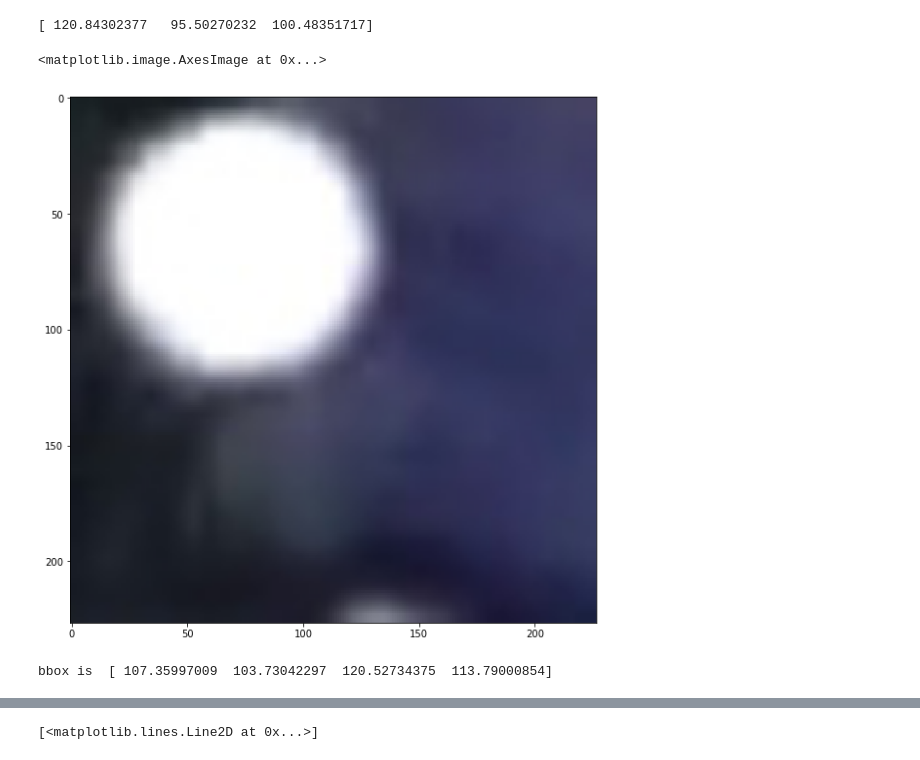
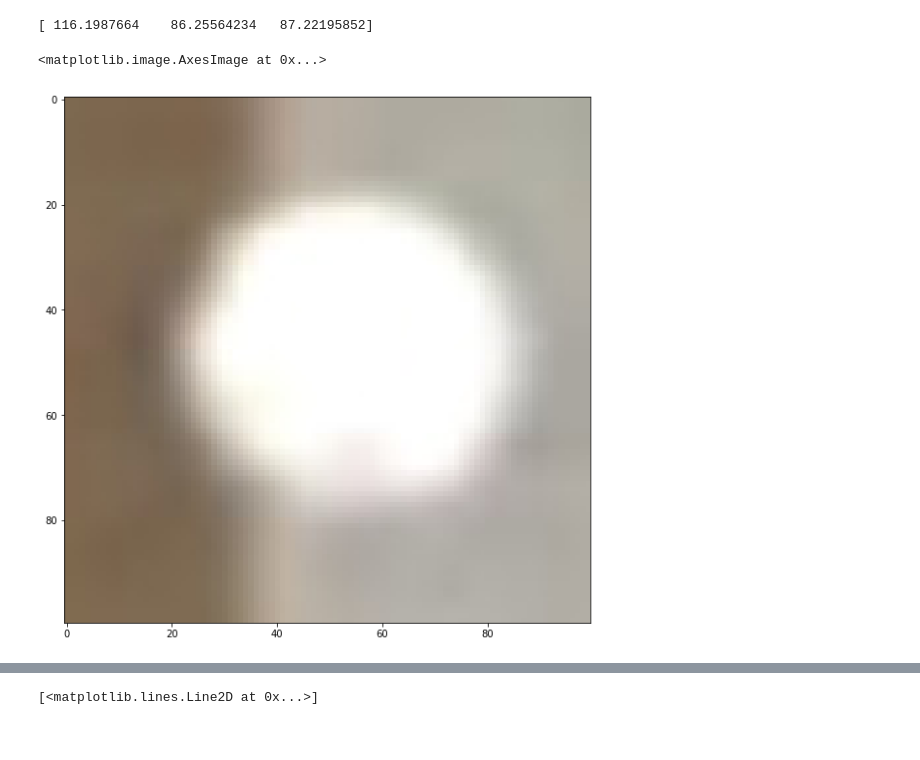
Before and after one commit to BrotherJing/CNN_tabletennis, a Jupyter notebook: regression.ipynb, the cells around one changed output, grey strips where cells are left out. Cells and saved outputs as stored; diff of their text form; code cells hidden in the pictures.

Commit message:
add spp, roipooling, smoothl1 layers. train regression model

```diff
--- a/regression.ipynb
+++ b/regression.ipynb
@@ -17,11 +17,11 @@ import caffe
 import cv2
 # If you get "No module named _caffe", either you have not built pycaffe or you have the wrong path.
 # %%
-PATCH_SIZE = 227
+PATCH_SIZE = 100
 
-WEIGHTS_FILE = '/home/jing/Documents/CNN_tabletennis/example_regression_iter_10000.caffemodel'
-DEPLOY_FILE = '/home/jing/Documents/CNN_tabletennis/models/regression_deploy.prototxt'
-MEAN_FILE = '/home/jing/Documents/CNN_tabletennis/data/old/mean.npy'
+WEIGHTS_FILE = '/home/jing/Documents/CNN_tabletennis/end2end_regress_iter_20000.caffemodel'
+DEPLOY_FILE = '/home/jing/Documents/CNN_tabletennis/models/end2end_regression_deploy.prototxt'
+MEAN_FILE = '/home/jing/Documents/CNN_tabletennis/data/mean.npy'
 # %%
 mu = np.load(MEAN_FILE)
 mu = mu.mean(1).mean(1)
@@ -35,35 +35,18 @@ transformer.set_mean('data', mu)
 transformer.set_raw_scale('data', 255)
 transformer.set_channel_swap('data', (2,1,0))#RGB to BGR
 # %% [output]
-[ 120.84302377   95.50270232  100.48351717]
+[ 116.1987664    86.25564234   87.22195852]
 # %%
-img_name = '/home/jing/Documents/TableTennis/TableTennis/build/tabletennis_test/0014L028300.jpg'
+#img_name = '/home/jing/Documents/TableTennis/TableTennis/build/tabletennis_test/0015R024502.jpg'
+#prob_name = '/home/jing/Documents/TableTennis/TableTennis/build/tabletennis_test/0015R024502.prob.jpg'
+img_name = '/media/jing/0C4F0EAC0C4F0EAC/project/tabletennis/tabletennis/0001L040802.jpg'
+prob_name = '/media/jing/0C4F0EAC0C4F0EAC/project/tabletennis/tabletennis/0001L040802.prob.jpg'
 
 #batch_size = net.blobs['data'].data.shape[0]
 
 image = caffe.io.load_image(img_name)
 image = cv2.resize(image, (PATCH_SIZE, PATCH_SIZE))
 plt.imshow(image)
 # %% [output]
 <matplotlib.image.AxesImage at 0x...>
-[figure, old version]
+[figure, new version]
-# %%
-transformed_image = transformer.preprocess('data', image)
-net.blobs['data'].data[0,...] = transformed_image
-
-output = net.forward()
-
-#class_pred = output['my_cls_score'][0]
-#class_pred = output['my_fc8'][0]
-bbox_pred = output['my_pred'][0]
-
-bbox_pred[0] = 227*bbox_pred[0]+227.0/2
-bbox_pred[1] = 227*bbox_pred[1]+227.0/2
-bbox_pred[2] = 227*np.exp(bbox_pred[2])
-bbox_pred[3] = 227*np.exp(bbox_pred[3])
-
-#print 'predicted class is ', class_pred.argmax()
-#print 'class score: ', class_pred
-print 'bbox is ', bbox_pred
-# %% [output]
-bbox is  [ 107.35997009  103.73042297  120.52734375  113.79000854]
```
Also changed, not shown: parts of 8 cells of this notebook, 22 other files.
